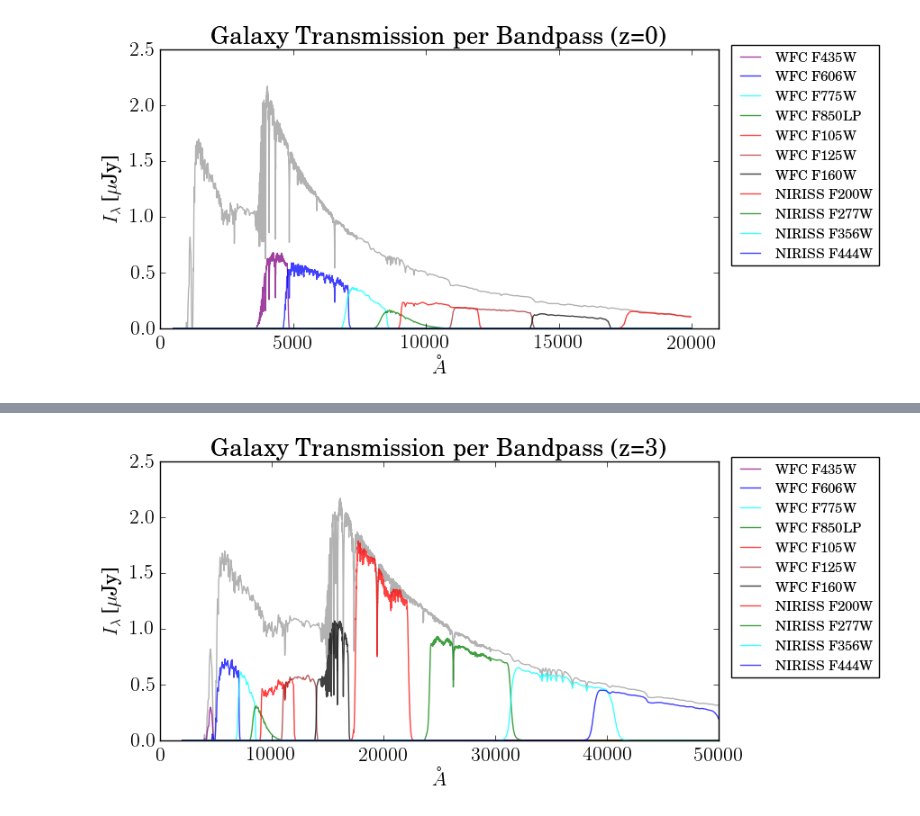
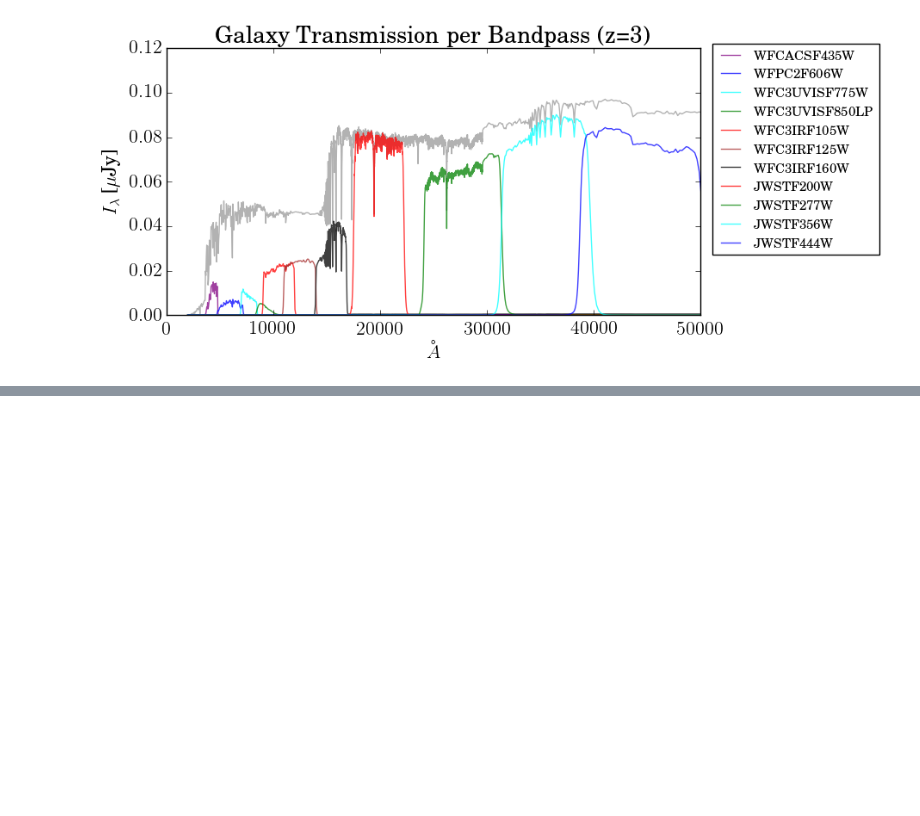
Before and after one commit to goyarzun/RadiationProject, a Jupyter notebook: The_Last_SED-i.ipynb, the cells around one changed output, grey strips where cells are left out. Drawn from its saved outputs; the diff is of its cells as text; code cells hidden in the pictures; blank space fills up the shorter version.

Commit message:
Redoing photometry. Add SFH + IGM absorption using FSPS

```diff
--- a/The_Last_SED-i.ipynb
+++ b/The_Last_SED-i.ipynb
@@ -130,14 +101,0 @@ for flt_name in telescope_filters:
-# %%
-z0_bandpass_flux = {}
-z3_bandpass_flux = {}
-filter_funcs = {}
-
-for flt_name in telescope_filters:
-    # Interpolate filter function to the size of the spectra input array
-    filter_func = interpolate.interp1d(telescope_filters[flt_name].wavelength,
-                                       telescope_filters[flt_name].transmittance)
-    filter_funcs[flt_name] = filter_func
-
-    # Scale real flux by filter response
-    z0_bandpass_flux[flt_name] = filter_func(z0_wave)*useSpec
-    z3_bandpass_flux[flt_name] = filter_func(z3_wave)*useSpec
@@ -153,77 +102,38 @@ def getBandpassABMag(flux_in_microjansky, transmission_func, wave):
+# %%
+z3_bandpass_fluxes = OrderedDict()
+for f in fsps_filters:
+    filter_func = interp(z3_wave,f.transmission[0], f.transmission[1])
+    z3_bandpass_fluxes[f.name] = filter_func*useSpec
 # %%
-fig = plt.figure(figsize=(8, 4))
-
-# Plot Spectra
-plt.plot(z0_wave,useSpec,color='k',alpha=0.3)
-
-phot_pts = []
-# Overplot flux through each bandpass
-for i,flt_name in enumerate(telescope_filters):
-    # Don't know if this is working... but I think it might be the general idea.
-    pt = np.sum(z0_bandpass_flux[flt_name])
-    phot_pts.append(getBandpassABMag(pt,filter_funcs[flt_name], z0_wave))
-
-    if not np.isnan(pt):
-        plt.plot(z0_wave,z0_bandpass_flux[flt_name],color=colors[i],label=flt_name,alpha=0.75)
-
-plt.title("Galaxy Transmission per Bandpass (z=0)")
-plt.xlabel(r"$\AA$")
-plt.ylabel(r"$I_{\lambda}$  [$\mu$Jy]")
-plt.legend(bbox_to_anchor=(1.01, 1.04),loc=2,fontsize=11)
-plt.xlim([0,21000])
-plt.show()
-
-fig = plt.figure(figsize=(8, 4))
-for i,flt_name in enumerate(telescope_filters):
-    if not np.isnan(phot_pts[i]):
-        plt.plot(pivot_wavelengths[i],phot_pts[i],'^',markersize=10,color=colors[i], label=flt_name)
-
-plt.title("Photometry (z=0)")
-plt.xlabel(r"$\AA$")
-plt.ylabel(r"m_{AB}")
-plt.xlim([0,21000])
-plt.ylim([23,27])
-plt.legend(bbox_to_anchor=(1.01, 1.04),loc=2,fontsize=11,numpoints=1)
-plt.gca().invert_yaxis()
-plt.show()
-
-
-
-
 fig = plt.figure(figsize=(8, 4))
 
 # Plot Spectra
 plt.plot(z3_wave,useSpec,color='k',alpha=0.3)
 
-phot_pts = []
 # Overplot flux through each bandpass
-for i,flt_name in enumerate(telescope_filters):
-    plt.plot(z3_wave,z3_bandpass_flux[flt_name],color=colors[i],label=flt_name,alpha=0.75)
-
-    # Don't know if this is working... but I think it might be the general idea.
-    pt = np.sum(z3_bandpass_flux[flt_name])
-    phot_pts.append(getBandpassABMag(pt,filter_funcs[flt_name], z3_wave))
+i = 0
+for name,value in z3_bandpass_fluxes.items():
+    plt.plot(z3_wave,value,color=colors[i],label=name.replace('_','').upper(),alpha=0.75)
+    i+=1
 
 plt.title("Galaxy Transmission per Bandpass (z=3)")
 plt.xlabel(r"$\AA$")
 plt.ylabel(r"$I_{\lambda}$  [$\mu$Jy]")
 plt.legend(bbox_to_anchor=(1.01, 1.04),loc=2,fontsize=11)
 plt.xlim([0,50000])
 plt.show()
 
 fig = plt.figure(figsize=(8, 4))
 
-for i,flt_name in enumerate(telescope_filters):
-    if not np.isnan(phot_pts[i]):
-        plt.plot(pivot_wavelengths[i],phot_pts[i],'^',markersize=10,color=colors[i], label=flt_name)
+for i,m in enumerate(z3_mags):
+    plt.plot(fsps_filters[i].lambda_eff,m,'^',markersize=10,color=colors[i], label=fsps_filters[i].name.replace('_',' ').upper())
 
-        plt.title("Photometry (z=3)")
+plt.title("Photometry (z=3)")
 plt.xlabel(r"$\AA$")
 plt.ylabel(r"m_{AB}")
 plt.xlim([0,50000])
-plt.ylim([23,26])
 plt.gca().invert_yaxis()
 plt.legend(bbox_to_anchor=(1.01, 1.04),loc=2,fontsize=11,numpoints=1)
 plt.show()
 # %% [output]
-[figure, old version]
+[figure, new version]
@@ -231 +140,0 @@ plt.show()
-[figure, removed]
```
Also changed, not shown: parts of 11 cells of this notebook.
